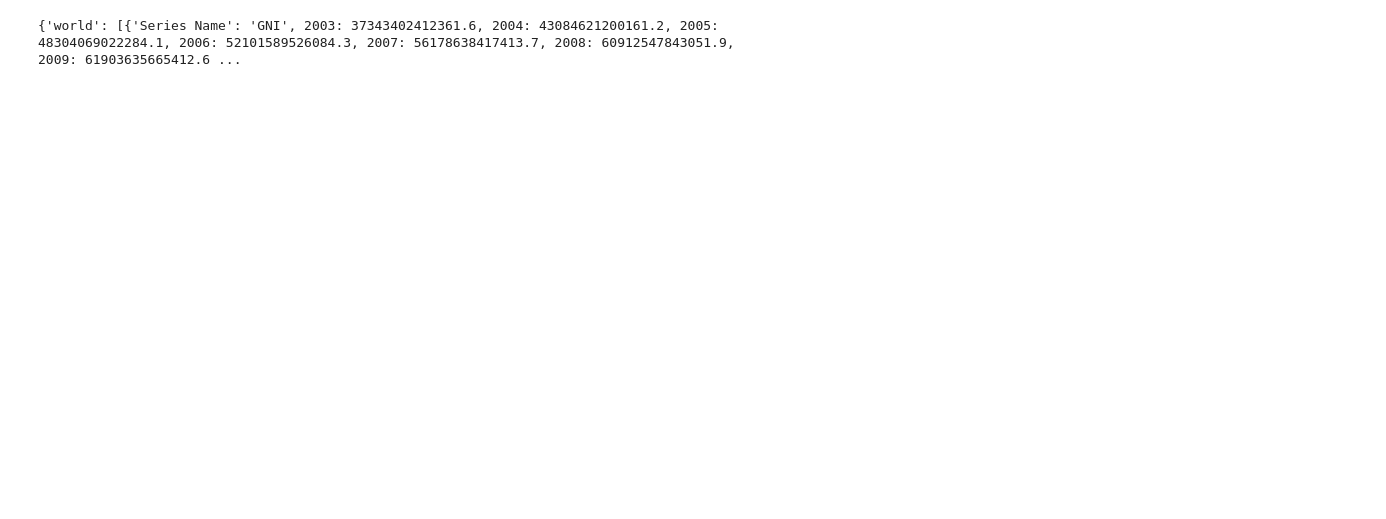
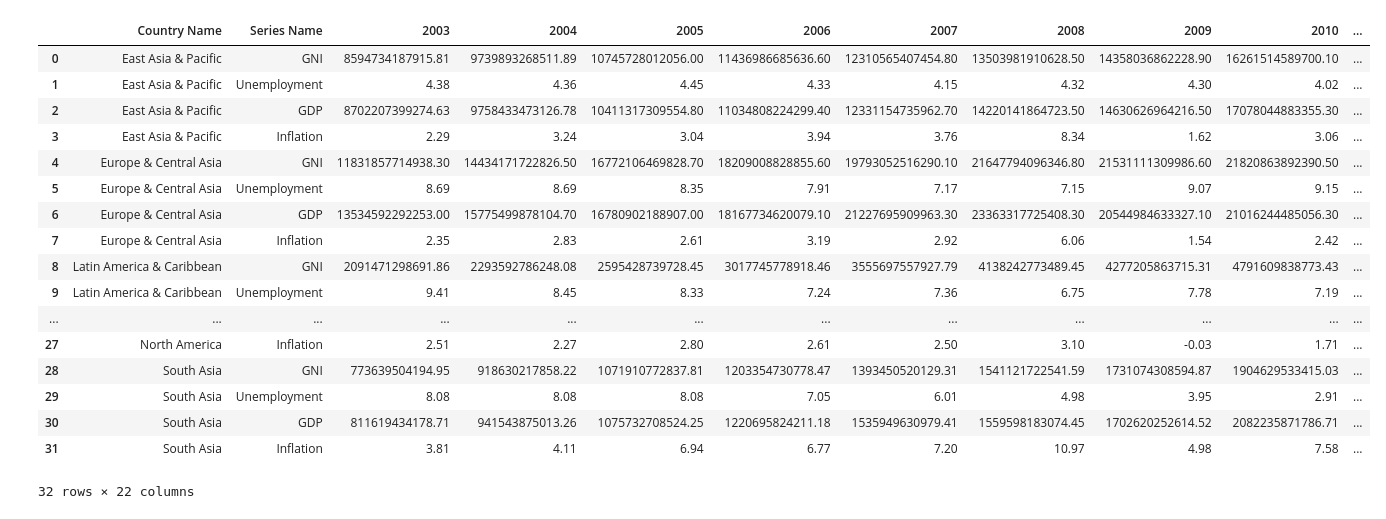
Before and after one commit to bryanpow/global-trends, a Jupyter notebook: backend/src/test.ipynb, the cells around one changed output. Saved outputs shown, nothing was run; the diff lists cells and outputs as text; code cells hidden in the pictures; blank space fills up the shorter version.

```diff
--- a/backend/src/test.ipynb
+++ b/backend/src/test.ipynb
@@ -2,7 +2,7 @@
 import pandas as pd
 import numpy as np
 pd.set_option('display.float_format', '{:.2f}'.format)
-all_data = pd.read_csv('/Users/bryan/Projects/finance-app/backend/src/data/real_data.csv')
+all_data = pd.read_csv('/Users/bryan/Projects/finance-app/global-trends/backend/src/data/real_data.csv')
 del all_data['Series Code']
 del all_data['Country Code']
 all_data.drop([32,33,34,35,36], inplace=True)
@@ -59,32 +59,49 @@ del lac['Country Name']
 mena  = all_data[all_data['Country Name'] == 'Middle East & North Africa']
 del mena['Country Name']
 
 ssa = all_data[all_data['Country Name'] == 'Sub-Saharan Africa']
 del ssa['Country Name']
 
 world = all_data[all_data['Country Name'] == 'World']
 del world['Country Name']
 
 na = all_data[all_data['Country Name'] == 'North America']
 del na['Country Name']
 
 sa = all_data[all_data['Country Name'] == 'South Asia']
 del sa['Country Name']
 
 dataDict = {
     'world': world,
     'na': na,
     'eca': eca,
     'lac': lac,
     'ssa': ssa,
     'sa': sa,
     'eap': eap,
     'mena': mena
 }
 json_data = {}
 for key,value in dataDict.items():
     json_data[key] = value.to_dict(orient='records')
 
-print(json_data)
+all_data
 # %% [output]
+|  | Country Name | Series Name | 2003 | 2004 | 2005 | 2006 | 2007 | 2008 | 2009 | 2010 | ... |
+| 0 | East Asia & Pacific | GNI | 8594734187915.81 | 9739893268511.89 | 10745728012056.00 | 11436986685636.60 | 12310565407454.80 | 13503981910628.50 | 14358036862228.90 | 16261514589700.10 | ... |
+| 1 | East Asia & Pacific | Unemployment | 4.38 | 4.36 | 4.45 | 4.33 | 4.15 | 4.32 | 4.30 | 4.02 | ... |
+| 2 | East Asia & Pacific | GDP | 8702207399274.63 | 9758433473126.78 | 10411317309554.80 | 11034808224299.40 | 12331154735962.70 | 14220141864723.50 | 14630626964216.50 | 17078044883355.30 | ... |
+| 3 | East Asia & Pacific | Inflation | 2.29 | 3.24 | 3.04 | 3.94 | 3.76 | 8.34 | 1.62 | 3.06 | ... |
+| 4 | Europe & Central Asia | GNI | 11831857714938.30 | 14434171722826.50 | 16772106469828.70 | 18209008828855.60 | 19793052516290.10 | 21647794096346.80 | 21531111309986.60 | 21820863892390.50 | ... |
+| 5 | Europe & Central Asia | Unemployment | 8.69 | 8.69 | 8.35 | 7.91 | 7.17 | 7.15 | 9.07 | 9.15 | ... |
+| 6 | Europe & Central Asia | GDP | 13534592292253.00 | 15775499878104.70 | 16780902188907.00 | 18167734620079.10 | 21227695909963.30 | 23363317725408.30 | 20544984633327.10 | 21016244485056.30 | ... |
+| 7 | Europe & Central Asia | Inflation | 2.35 | 2.83 | 2.61 | 3.19 | 2.92 | 6.06 | 1.54 | 2.42 | ... |
+| 8 | Latin America & Caribbean | GNI | 2091471298691.86 | 2293592786248.08 | 2595428739728.45 | 3017745778918.46 | 3555697557927.79 | 4138242773489.45 | 4277205863715.31 | 4791609838773.43 | ... |
+| 9 | Latin America & Caribbean | Unemployment | 9.41 | 8.45 | 8.33 | 7.24 | 7.36 | 6.75 | 7.78 | 7.19 | ... |
+| ... | ... | ... | ... | ... | ... | ... | ... | ... | ... | ... | ... |
+| 27 | North America | Inflation | 2.51 | 2.27 | 2.80 | 2.61 | 2.50 | 3.10 | -0.03 | 1.71 | ... |
+| 28 | South Asia | GNI | 773639504194.95 | 918630217858.22 | 1071910772837.81 | 1203354730778.47 | 1393450520129.31 | 1541121722541.59 | 1731074308594.87 | 1904629533415.03 | ... |
+| 29 | South Asia | Unemployment | 8.08 | 8.08 | 8.08 | 7.05 | 6.01 | 4.98 | 3.95 | 2.91 | ... |
+| 30 | South Asia | GDP | 811619434178.71 | 941543875013.26 | 1075732708524.25 | 1220695824211.18 | 1535949630979.41 | 1559598183074.45 | 1702620252614.52 | 2082235871786.71 | ... |
+| 31 | South Asia | Inflation | 3.81 | 4.11 | 6.94 | 6.77 | 7.20 | 10.97 | 4.98 | 7.58 | ... |
-{'world': [{'Series Name': 'GNI', 2003: 37343402412361.6, 2004: 43084621200161.2, 2005: 48304069022284.1, 2006: 52101589526084.3, 2007: 56178638417413.7, 2008: 60912547843051.9, 2009: 61903635665412.6 ...
+32 rows × 22 columns
```
